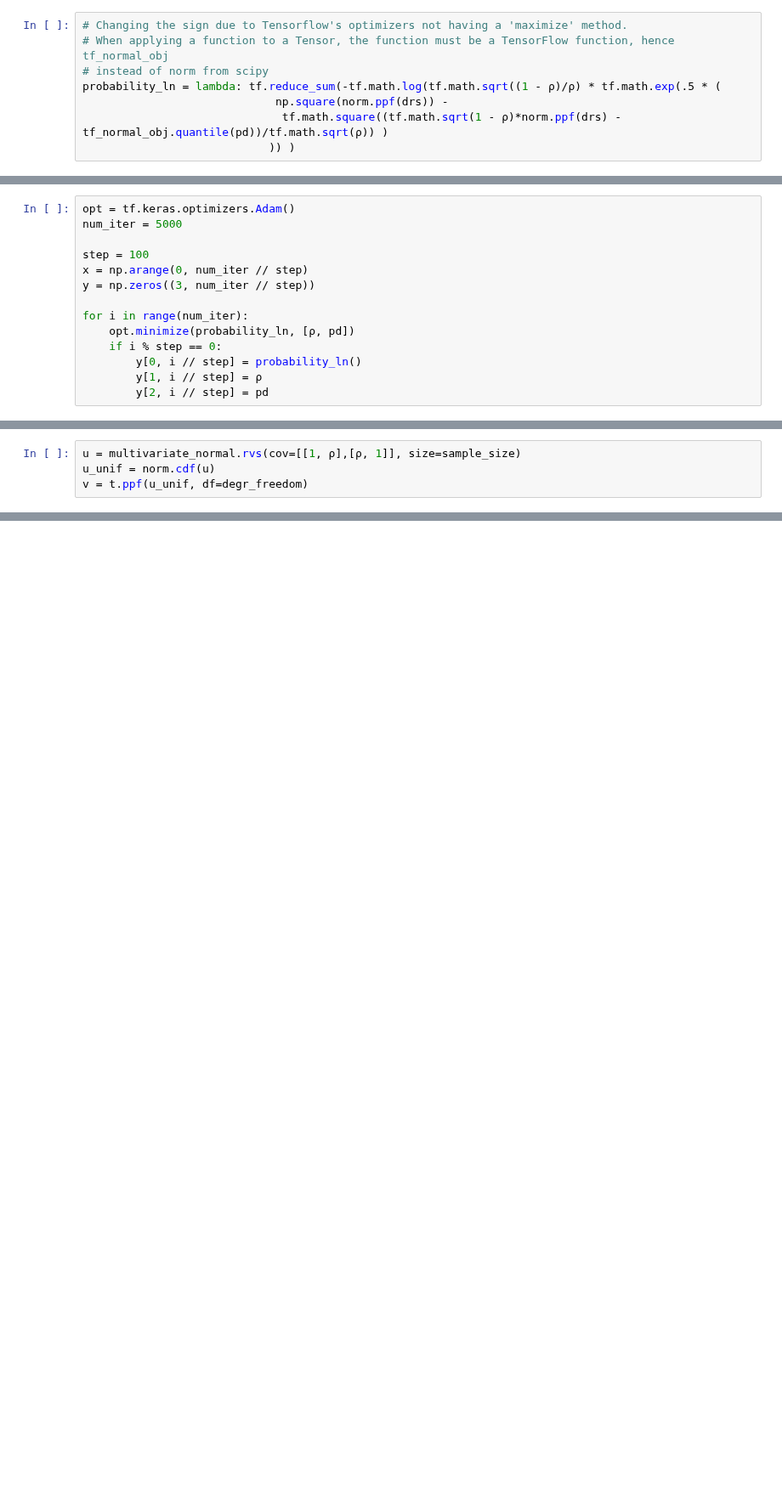
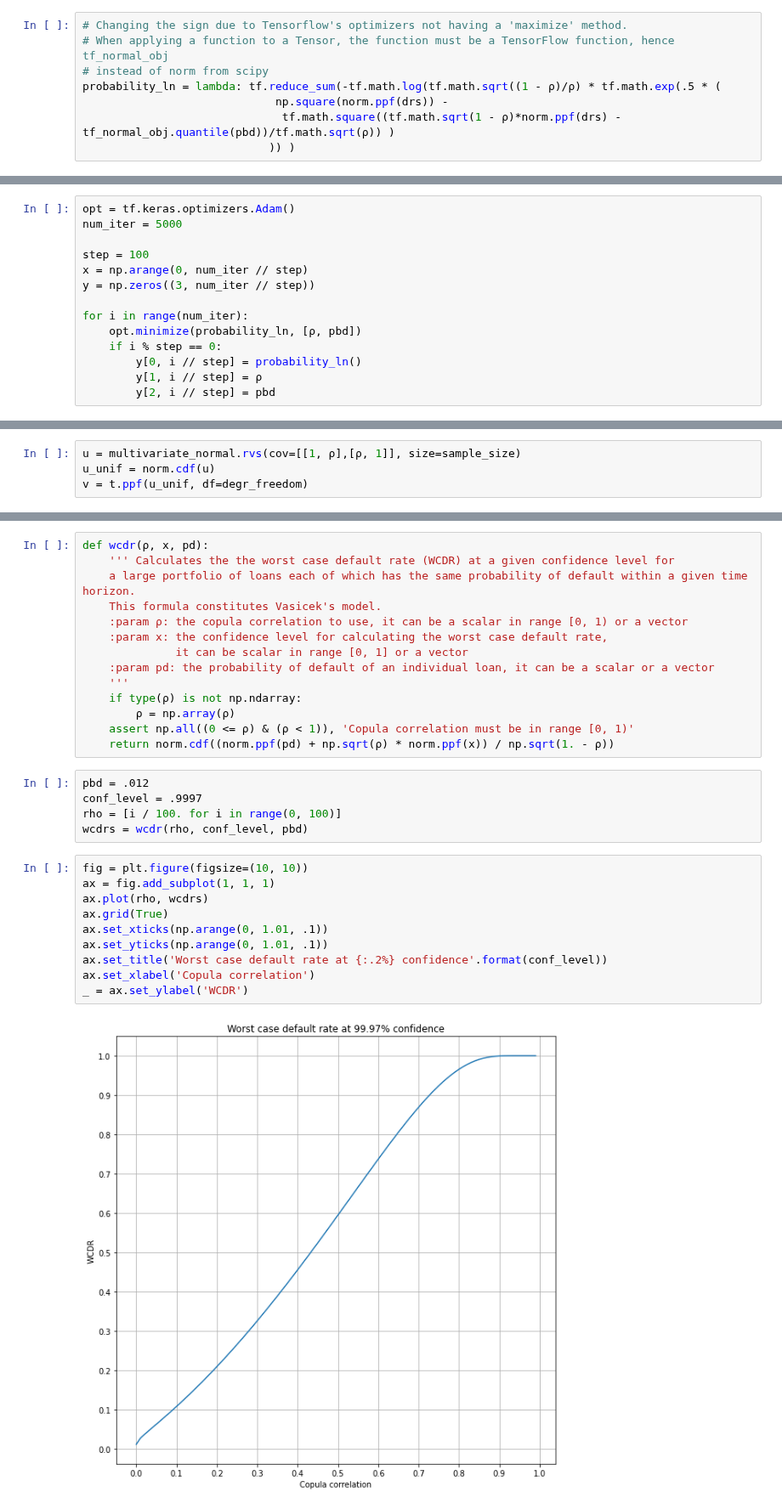
Before and after one commit to ilchen/RMaFI, a Jupyter notebook: ch11.ipynb, the cells around one changed output, grey strips where cells are left out. Shown at 85% size. Drawn from its saved outputs; the diff is of its cells as text; blank space fills up the shorter version.

```diff
--- a/ch11.ipynb
+++ b/ch11.ipynb
@@ -210,7 +211,7 @@ tf_normal_obj = tfd.Normal(loc=tf.constant(0., dtype=tf.float64), scale=tf.const
 # instead of norm from scipy
 probability_ln = lambda: tf.reduce_sum(-tf.math.log(tf.math.sqrt((1 - ρ)/ρ) * tf.math.exp(.5 * (
                              np.square(norm.ppf(drs)) -
-                              tf.math.square((tf.math.sqrt(1 - ρ)*norm.ppf(drs) - tf_normal_obj.quantile(pd))/tf.math.sqrt(ρ)) )
+                              tf.math.square((tf.math.sqrt(1 - ρ)*norm.ppf(drs) - tf_normal_obj.quantile(pbd))/tf.math.sqrt(ρ)) )
                             )) )
 # %%
 print("Cost initially: %.7f" % probability_ln())
@@ -227,11 +228,11 @@ x = np.arange(0, num_iter // step)
 y = np.zeros((3, num_iter // step))
 
 for i in range(num_iter):
-    opt.minimize(probability_ln, [ρ, pd])
+    opt.minimize(probability_ln, [ρ, pbd])
     if i % step == 0:
         y[0, i // step] = probability_ln()
         y[1, i // step] = ρ
-        y[2, i // step] = pd
+        y[2, i // step] = pbd
 # %%
 fig, ax = plt.subplots(2, 2, figsize=(18, 10))
 ax[0, 0].plot(x, y[0], 'g')
@@ -354,0 +360,31 @@ _ = plt.ylim(-10, 10)
+# %%
+def wcdr(ρ, x, pd):
+    ''' Calculates the the worst case default rate (WCDR) at a given confidence level for
+    a large portfolio of loans each of which has the same probability of default within a given time horizon.
+    This formula constitutes Vasicek's model.
+    :param ρ: the copula correlation to use, it can be a scalar in range [0, 1) or a vector
+    :param x: the confidence level for calculating the worst case default rate,
+              it can be scalar in range [0, 1] or a vector
+    :param pd: the probability of default of an individual loan, it can be a scalar or a vector
+    '''
+    if type(ρ) is not np.ndarray:
+        ρ = np.array(ρ)
+    assert np.all((0 <= ρ) & (ρ < 1)), 'Copula correlation must be in range [0, 1)'
+    return norm.cdf((norm.ppf(pd) + np.sqrt(ρ) * norm.ppf(x)) / np.sqrt(1. - ρ))
+# %%
+pbd = .012
+conf_level = .9997
+rho = [i / 100. for i in range(0, 100)]
+wcdrs = wcdr(rho, conf_level, pbd)
+# %%
+fig = plt.figure(figsize=(10, 10))
+ax = fig.add_subplot(1, 1, 1)
+ax.plot(rho, wcdrs)
+ax.grid(True)
+ax.set_xticks(np.arange(0, 1.01, .1))
+ax.set_yticks(np.arange(0, 1.01, .1))
+ax.set_title('Worst case default rate at {:.2%} confidence'.format(conf_level))
+ax.set_xlabel('Copula correlation')
+_ = ax.set_ylabel('WCDR')
+# %% [output]
+[figure, added]
```
Also changed, not shown: parts of 18 cells of this notebook.
